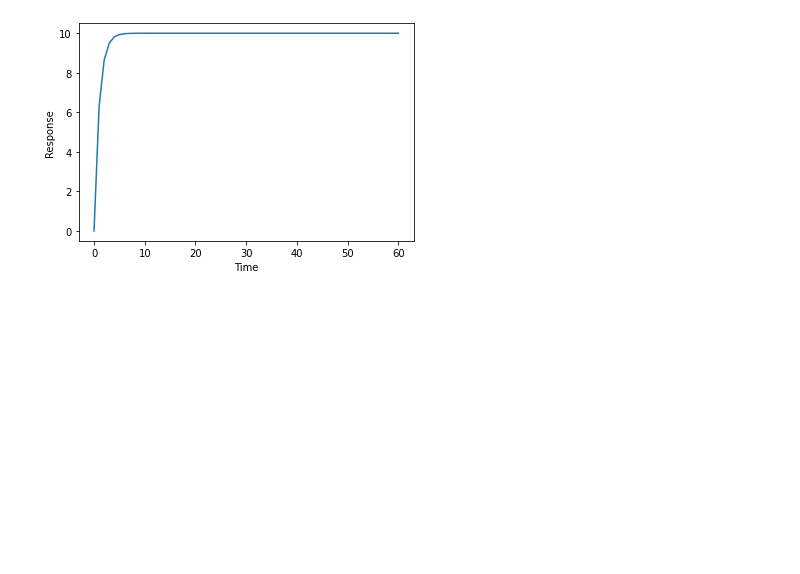
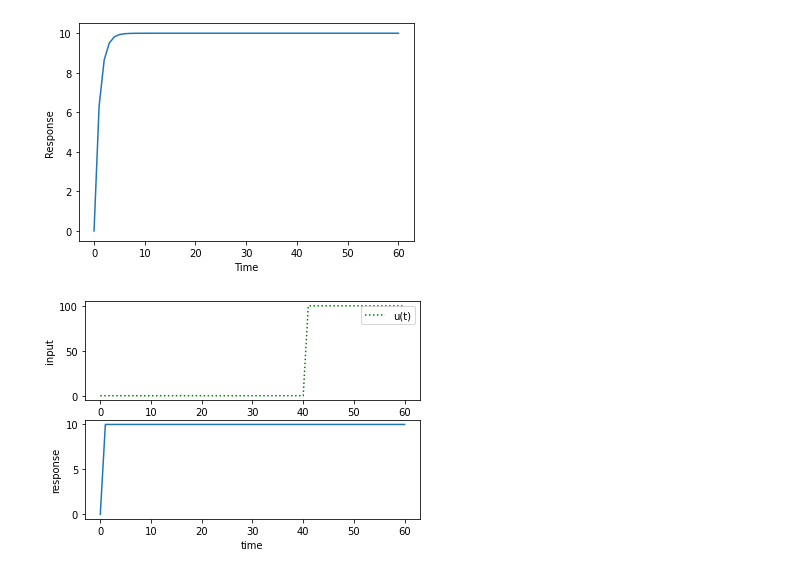
Before and after one commit to vkjadon/aerial-robotics-drone-quadcopter, a Jupyter notebook: 2FODE.ipynb, the cells around one changed output. Saved outputs shown, nothing was run; the diff lists cells and outputs as text; code cells hidden in the pictures; blank space fills up the shorter version.

```diff
--- a/2FODE.ipynb
+++ b/2FODE.ipynb
@@ -201,3 +201,57 @@ plt.ylabel('Response')
 plt.show()
 # %% [output]
 [figure]
+# %%
+import numpy as np
+import matplotlib.pyplot as plt
+from scipy.integrate import odeint
+
+# dy_dt=(u1-y)/tau
+
+# define model
+def model(y,t,u):
+    k=1.0
+    tau=1.0
+    dy_dt = (1.0/tau)*(u-y)
+    return dy_dt
+
+tf = 60.0                 # final time for simulation
+nsteps = 61               # number of time steps
+#delta_t = tf/(nsteps-1)   # how long is each time step?
+ts = np.linspace(0,tf,nsteps) # linearly spaced time vector
+
+
+# velocity initial condition
+y0 = 10.0
+u = np.zeros(nsteps)
+u[41:] = 100.0
+y = np.zeros(nsteps)
+
+for i in range(1,nsteps):
+    # span for next time step
+    # solve for next step
+    timespan=[ts[i-1],ts[i]]
+    sol = odeint(model,y0,timespan,args=(u[i],))
+
+    y[i]=sol[0]
+
+# for storing the results
+
+
+# simulate with ODEINT
+
+    # plot results
+plt.subplot(2,1,1)
+plt.plot(ts,u,'g:',label='u(t)')
+plt.ylabel('input')
+plt.xlabel('time')
+plt.legend(loc='best')
+
+plt.subplot(2,1,2)
+plt.plot(ts,y)
+plt.ylabel('response')
+plt.xlabel('time')
+#plt.legend(loc='best')
+plt.show()
+# %% [output]
+[figure, added]
```
